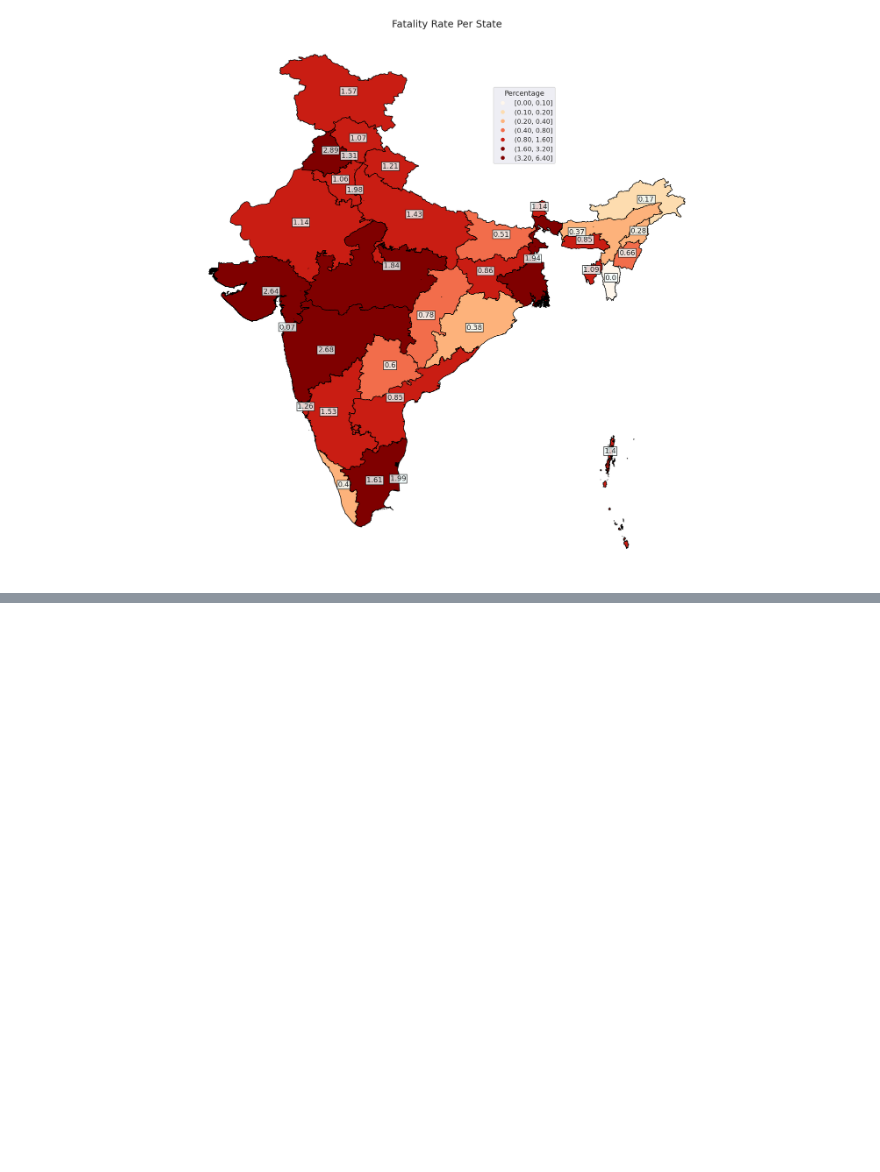
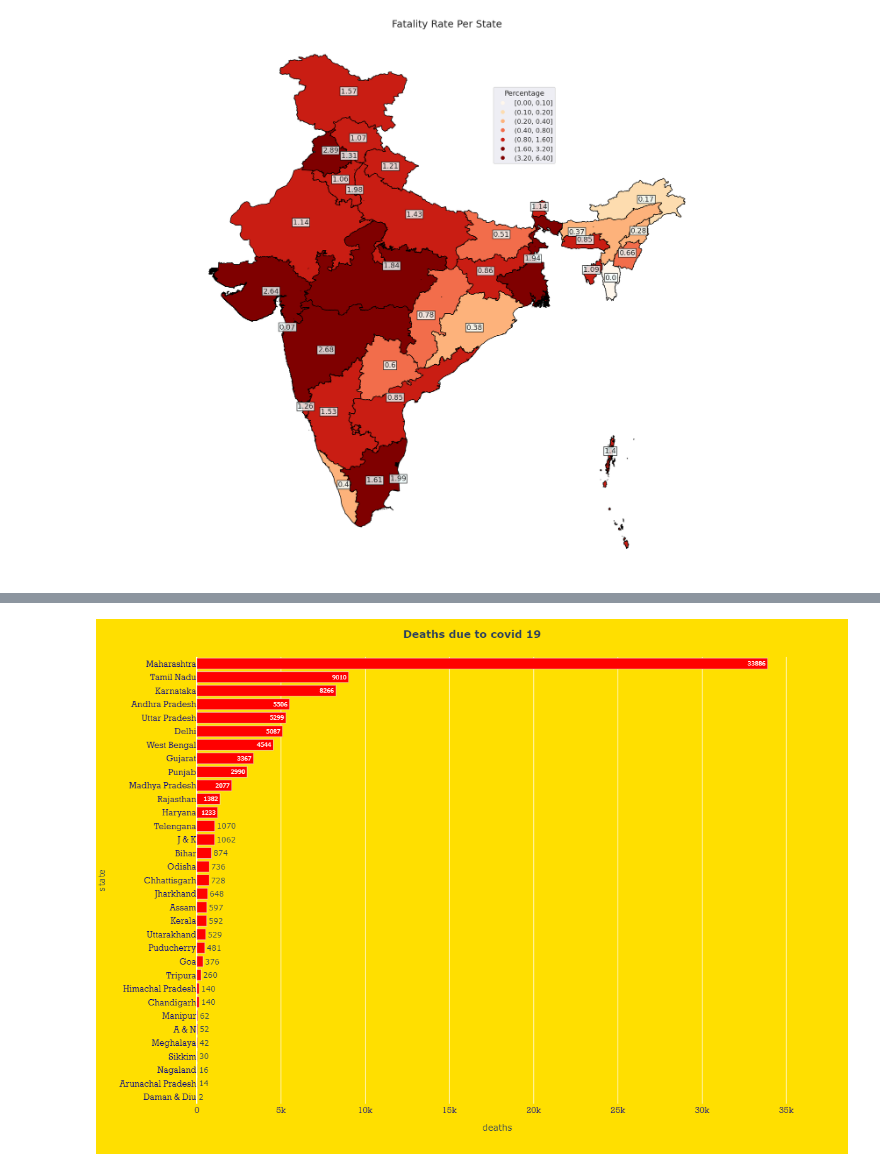
Before and after one commit to Meetparmar4/Covid-19-India, a Jupyter notebook: covid-india-analysis.ipynb, the cells around one changed output, grey strips where cells are left out. Cells and saved outputs as stored; diff of their text form; code cells hidden in the pictures; blank space fills up the shorter version.

```diff
--- a/covid-india-analysis.ipynb
+++ b/covid-india-analysis.ipynb
@@ -597,0 +620,20 @@ plt.show()
+# %%
+deaths = merged.sort_values('deaths', ascending = True)
+deaths = deaths[deaths.deaths > 0 ]
+lowd = deaths.head(10)
+highd = deaths.tail(10)
+fig = px.bar(deaths, x="deaths", y="state", orientation='h', text = 'deaths')
+fig.update_layout(
+    title_text='<b>Deaths due to covid 19<b>',
+    title_x=0.5,
+    paper_bgcolor='rgb(255,223,0)',
+    plot_bgcolor = "rgb(255,223,0)",
+    autosize=False,
+    width=850,
+    height= 850)
+fig.update_traces(marker_color='red')
+fig.update_xaxes(tickfont=dict(family='Rockwell', color='darkblue', size=14))
+fig.update_yaxes(tickfont=dict(family='Rockwell', color='darkblue', size=14))
+fig.show()
+# %% [output]
+[figure, added]
```
Also changed, not shown: parts of 8 cells of this notebook.
